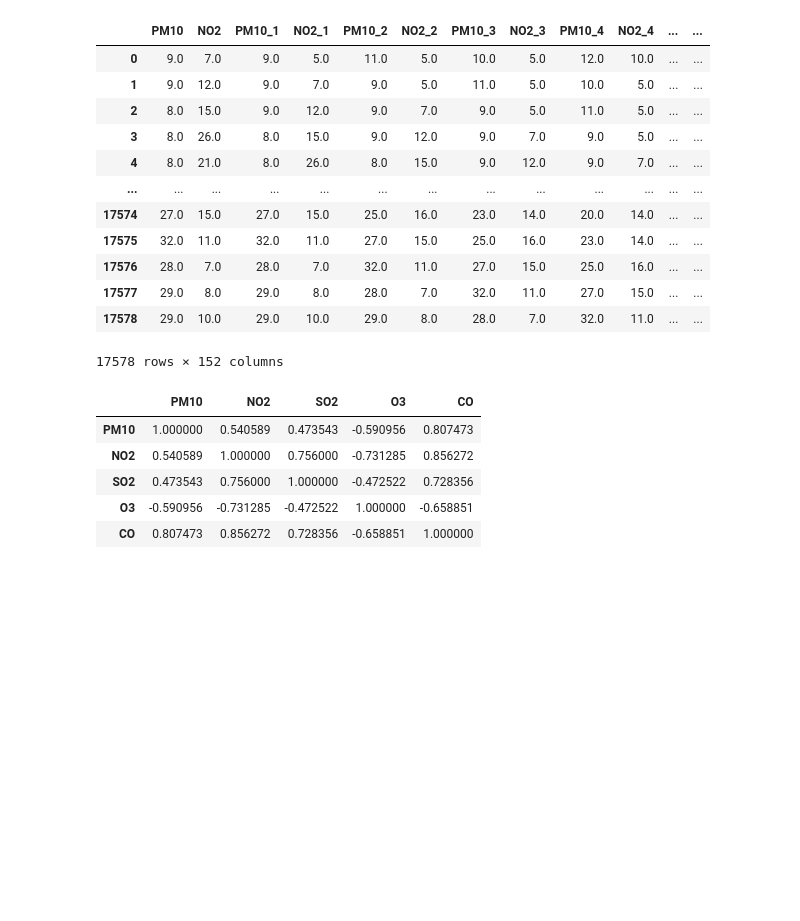
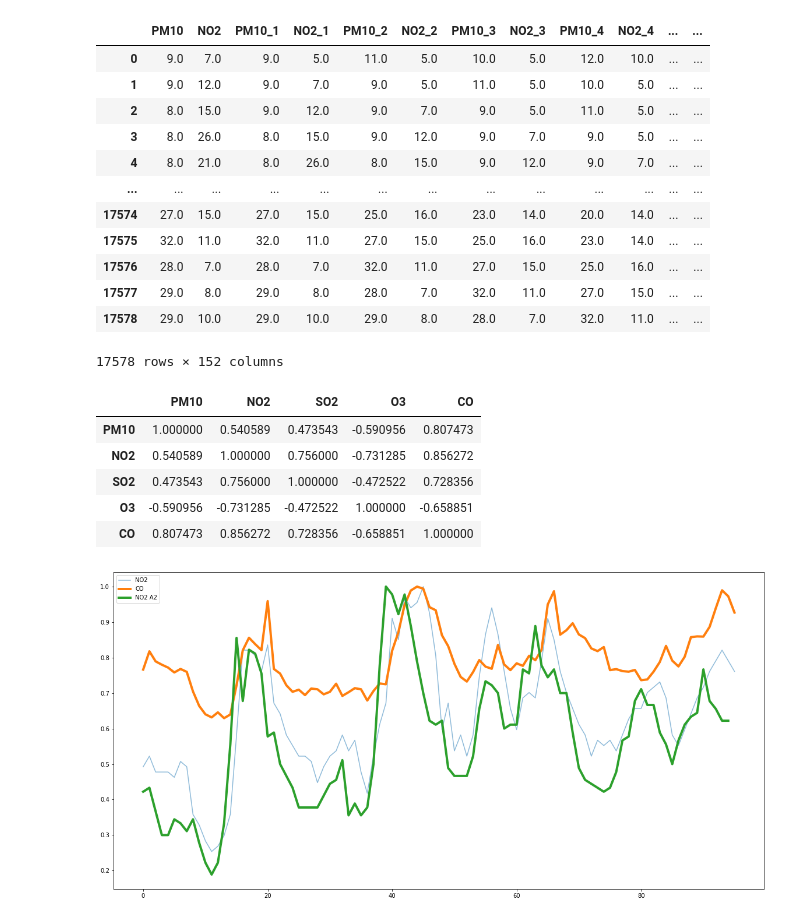
Before and after one commit to WebValley2022/DS2, a Jupyter notebook: examine.ipynb, the cells around one changed output. Drawn from its saved outputs; the diff is of its cells as text; code cells hidden in the pictures; blank space fills up the shorter version.

Commit message:
add graph

```diff
--- a/examine.ipynb
+++ b/examine.ipynb
@@ -5,4 +5,4 @@ from matplotlib import pyplot as plt
 from tqdm import tqdm
 # %%
 def norm(data):
-    return (data)/(max(data)-min(data))
+    return (data)/(max(data))
@@ -385,0 +418,12 @@ corr.style.background_gradient(cmap="coolwarm")
+# %%
+fig = plt.figure(figsize=(20,10))
+plt.plot(norm(appa1[(appa1["Time"] > '2022-01-01') & (appa1["Time"] < '2022-01-05')].NO2.to_numpy()), label="NO2", alpha=0.5)
+#plt.plot(norm(appa1[(appa1["Time"] > '2022-01-01') & (appa1["Time"] < '2022-01-05')].SO2.to_numpy()), label="SO2", alpha=0.5)
+#plt.plot(norm(appa1[(appa1["Time"] > '2022-01-01') & (appa1["Time"] < '2022-01-05')].O3.to_numpy()), label="O3", alpha=0.5)
+plt.plot(norm(appa1[(appa1["Time"] > '2022-01-01') & (appa1["Time"] < '2022-01-05')].CO.to_numpy()), label="CO", linewidth=4)
+#plt.plot(norm(appa2[(appa2["Time"] > '2022-01-01') & (appa2["Time"] < '2022-01-05')].CO.to_numpy()), label="CO A2", linewidth=4)
+plt.plot(norm(appa2[(appa2["Time"] > '2022-01-01') & (appa2["Time"] < '2022-01-05')].NO2.to_numpy()), label="NO2 A2", linewidth=4)
+plt.legend()
+plt.show()
+# %% [output]
+[figure, added]
```
Also changed, not shown: parts of 4 cells of this notebook, 1 other file.
